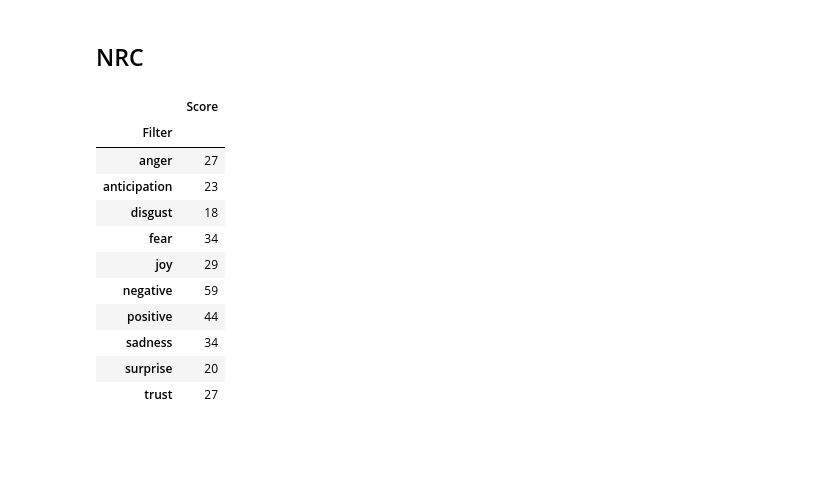
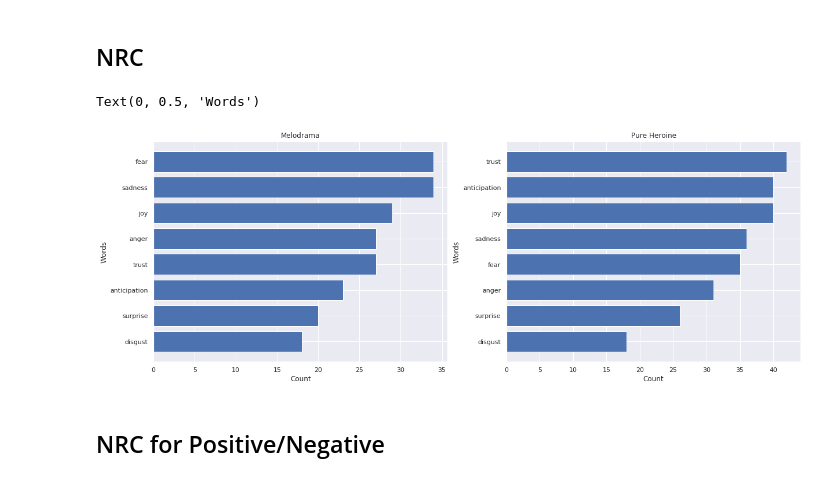
Before and after one commit to MatheusFreitag/Emotions-Melodramas, a Jupyter notebook: Untitled.ipynb, the cells around one changed output. Cells and saved outputs as stored; diff of their text form; code cells hidden in the pictures; blank space fills up the shorter version.

```diff
--- a/Untitled.ipynb
+++ b/Untitled.ipynb
@@ -220,24 +220,40 @@ df_nrc = pd.read_csv('NRC.tsv', sep='\t',  names=['Sentiment', 'Filter', 'Score'
 # %%
+set_of_nrc_words = df_nrc.loc[:, 'Sentiment'].unique()
+
 set_of_nrc_words_Melodrama = set()
-set_of_nrc_words = df_nrc.loc[:, 'Sentiment'].unique()
+set_of_nrc_words_PureHeroine = set()
 
 for word in ' '.join(doc_Melodrama).split(' '):
     if word in set_of_nrc_words:
         set_of_nrc_words_Melodrama.add(word)
+
+
+for word in ' '.join(doc_PureHeroine).split(' '):
+    if word in set_of_nrc_words:
+        set_of_nrc_words_PureHeroine.add(word)
 # %%
 nrc_score_Melodrama = df_nrc[(df_nrc['Sentiment'].isin(set_of_nrc_words_Melodrama)) & (df_nrc['Score'] == 1)].groupby(['Filter']).sum()
+nrc_score_Melodrama = nrc_score_Melodrama.sort_values(by='Score', ascending=False).iloc[2:, :]
-# %%
-nrc_score_Melodrama
-# %% [output]
-|  | Score |
-| Filter |  |
-| anger | 27 |
-| anticipation | 23 |
-| disgust | 18 |
-| fear | 34 |
-| joy | 29 |
-| negative | 59 |
-| positive | 44 |
-| sadness | 34 |
-| surprise | 20 |
-| trust | 27 |
+# %%
+nrc_score_PureHeroine = df_nrc[(df_nrc['Sentiment'].isin(set_of_nrc_words_PureHeroine)) & (df_nrc['Score'] == 1)].groupby(['Filter']).sum()
+nrc_score_PureHeroine = nrc_score_PureHeroine.sort_values(by='Score', ascending=False).iloc[2:, :]
+# %%
+figure(figsize=(20,7))
+
+plt.subplot(1, 2, 1)
+plt.barh(nrc_score_Melodrama.index[::-1], [value[0] for value in nrc_score_Melodrama.values][::-1])
+plt.title("Melodrama")
+plt.xlabel('Count')
+plt.ylabel('Words')
+
+
+plt.subplot(1, 2, 2)
+plt.barh(nrc_score_PureHeroine.index[::-1], [value[0] for value in nrc_score_PureHeroine.values][::-1])
+plt.title("Pure Heroine")
+plt.xlabel('Count')
+plt.ylabel('Words')
+# %% [output]
+Text(0, 0.5, 'Words')
+[figure, added]
+# %% [markdown]
+## NRC for Positive/Negative
```
Also changed, not shown: parts of 6 cells of this notebook.
